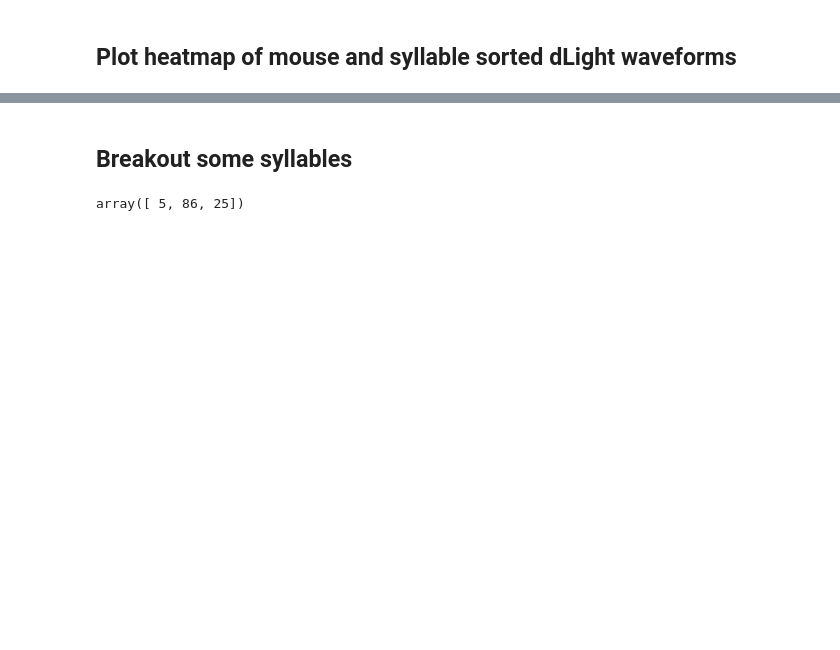
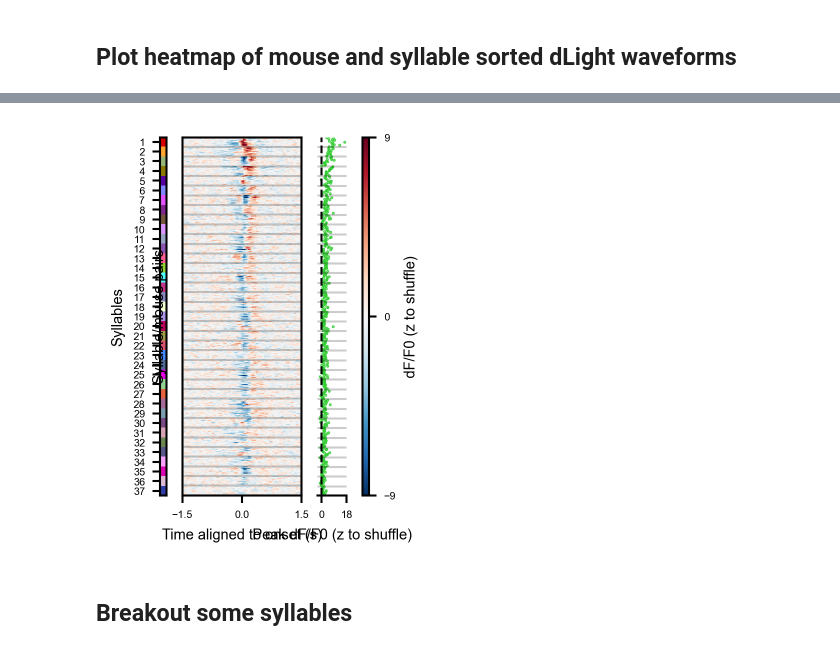
Before and after one commit to dattalab/dopamine-reinforces-spontaneous-behavior, a Jupyter notebook: notebooks_panels/fig_s04fg-per-mouse and syllable dLight waveforms.ipynb, the cells around one changed output, grey strips where cells are left out. Saved outputs shown, nothing was run; the diff lists cells and outputs as text; code cells hidden in the pictures; blank space fills up the shorter version.

```diff
--- a/notebooks_panels/fig_s04fg-per-mouse and syllable dLight waveforms.ipynb
+++ b/notebooks_panels/fig_s04fg-per-mouse and syllable dLight waveforms.ipynb
@@ -158,0 +80,12 @@ saver(fig, "avg-filtered-dlight-waveforms-for-all-syllables-and-sessions");
+# %%
+def compute_syllable_session_waveforms(df, dlight_key):
+    out = {}
+    # for uuid, uuid_df in df.groupby("uuid", observed=True, sort=False):
+    for uuid, uuid_df in df.groupby("mouse_id", observed=True, sort=False):
+        for syll in sorting:
+            inds = np.where(uuid_df["offline onset"] & (uuid_df['predicted_syllable (offline)'] == syll))[0]
+            time, trials = window_trials_as_mtx(
+                uuid_df, inds, dlight_key, truncation_window=time_window, zscore_signal=True
+            )
+            out[(uuid, syll)] = pd.Series(np.nanmean(trials, axis=0), index=pd.Index(time, name='time'))
+    return pd.DataFrame(out)
@@ -158,0 +118,2 @@ saver(fig, "avg-filtered-dlight-waveforms-for-all-syllables-and-sessions");
+# %%
+shuff_df = pd.concat(results)
@@ -159,7 +163,54 @@ saver(fig, "avg-filtered-dlight-waveforms-for-all-syllables-and-sessions");
+# %%
+color_range = 9
+fig, ax_dict = plt.subplot_mosaic(
+    "ABBBBBBCCD",
+    figsize=(1.8, 3.1),
+)
+fig.dpi = 150
+ax_dict["A"].imshow(
+    syll_labels[:, None],
+    aspect="auto",
+    cmap=cc.cm.glasbey,
+    extent=(0, 1, len(everything) - 0.5, 0.5),
+    interpolation="none",
+)
+ax_dict["A"].set(
+    xticks=[],
+    ylabel="Syllables",
+    yticks=np.linspace(offset, len(syll_labels) - offset, len(sorting)),
+    yticklabels=map(lambda x: x + 1, sorting.values()),
+)
+im = ax_dict["B"].imshow(
+    everything,
+    aspect="auto",
+    cmap="RdBu_r",
+    vmin=-color_range,
+    vmax=color_range,
+    extent=(time[0], time[-1], len(everything), 0),
+    interpolation="none",
+)
+ax_dict["B"].set(
+    xlabel="Time aligned to onset (s)",
+    ylabel="Syllable/mouse pairs",
+    yticks=[],
+    xticks=[time[0], 0, time[-1]],
+)
+for _, v in boundaries.iteritems():
+    ax_dict["B"].axhline(v, lw=1, ls="-", c="k", alpha=0.2)
+ax_dict["C"].plot(all_peaks, np.arange(len(all_peaks)), ".", c="limegreen", ms=0.75)
+ax_dict["C"].axvline(0, lw=1, ls="--", c="k")
+ax_dict["C"].set(ylim=(0, len(all_peaks) - 1), yticks=[], xlabel="Peak dF/F0 (z to shuffle)", xlim=(-3, 18), xticks=[0, 18])
+ax_dict["C"].invert_yaxis()
+for _, v in boundaries.iteritems():
+    ax_dict["C"].axhline(v, lw=1, ls="-", c="k", alpha=0.2)
+sns.despine(ax=ax_dict["C"], left=True)
+
+cb = fig.colorbar(im, cax=ax_dict["D"], label="dF/F0 (z to shuffle)", aspect=60)
+cb.set_ticks([-color_range, 0, color_range])
+plt.subplots_adjust(wspace=2.5)
+
+saver(fig, "avg-filtered-dlight-waveforms-for-all-syllables-and-mice-z");
+# %% [output]
+[figure, added]
 # %% [markdown]
 ## Breakout some syllables
-# %%
-breakouts = np.array(list(sorting))[[1, 12, -3]]
-breakouts
-# %% [output]
-array([ 5, 86, 25])
```
Also changed, not shown: parts of 17 cells of this notebook, 3 other files.
